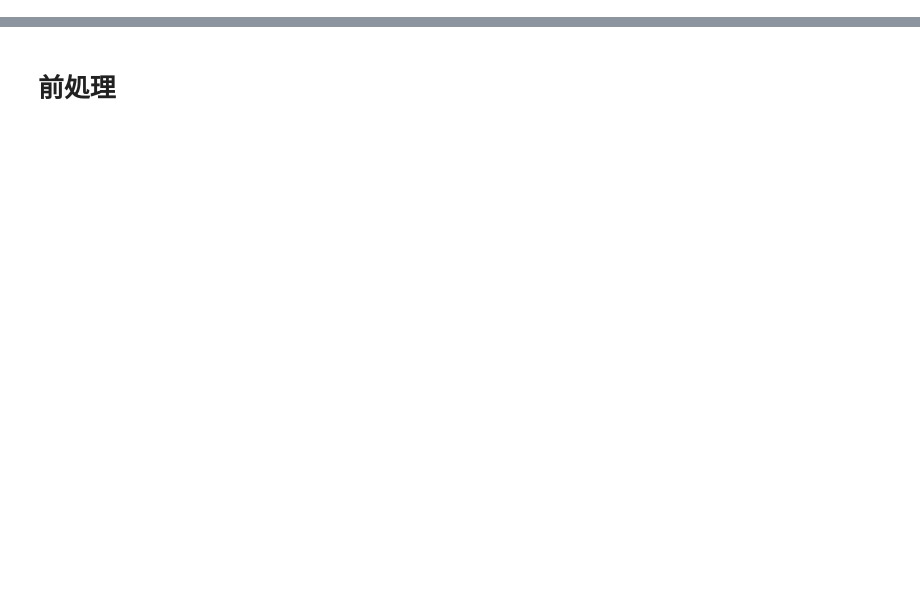
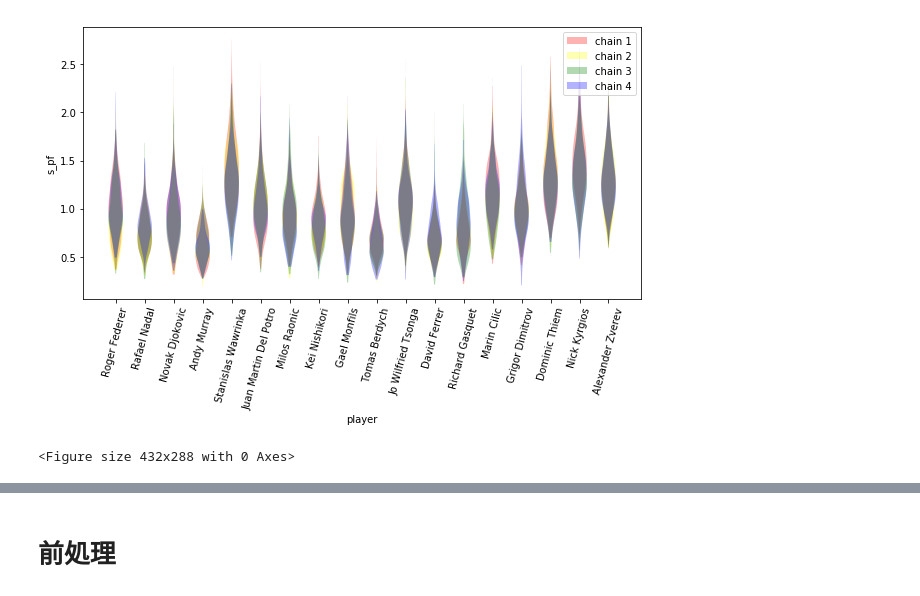
Before and after one commit to Gin04gh/datascience, a Jupyter notebook: bayes_tennis/notebook.ipynb, the cells around one changed output, grey strips where cells are left out. Saved outputs shown, nothing was run; the diff lists cells and outputs as text; code cells hidden in the pictures; blank space fills up the shorter version.

```diff
--- a/bayes_tennis/notebook.ipynb
+++ b/bayes_tennis/notebook.ipynb
@@ -18,0 +39,7 @@ def generate_cmap(colors):
+# %%
+# target player
+arr_target_player = np.array([
+    'Roger Federer', 'Rafael Nadal', 'Novak Djokovic', 'Andy Murray', 'Stanislas Wawrinka', 'Juan Martin Del Potro',
+    'Milos Raonic', 'Kei Nishikori', 'Gael Monfils', 'Tomas Berdych', 'Jo Wilfried Tsonga', 'David Ferrer',
+    'Richard Gasquet', 'Marin Cilic', 'Grigor Dimitrov', 'Dominic Thiem', 'Nick Kyrgios', 'Alexander Zverev'
+])
@@ -18,0 +125,25 @@ def generate_cmap(colors):
+# %%
+# violinplot strength s_pf chains
+
+plt.figure(figsize=(10,5))
+
+for i, player in enumerate(arr_target_player):
+    for j in range(4):
+
+        g = plt.violinplot(la['s_pf'][j*500:(j+1)*500, i], positions=[i], showmeans=False, showextrema=False, showmedians=False)
+
+        for pc in g['bodies']:
+            pc.set_facecolor(colors[j])
+
+plt.legend(['chain 1', 'chain 2', 'chain 3', 'chain 4'])
+
+plt.xticks(list(range(len(arr_target_player))), arr_target_player)
+plt.xticks(rotation=75)
+
+plt.xlabel('player')
+plt.ylabel('s_pf')
+plt.show()
+plt.savefig('./graphs/strength_s_pf_chains.png', bbox_inches='tight')
+# %% [output]
+[figure, added]
+<Figure size 432x288 with 0 Axes>
```
Also changed, not shown: parts of 54 cells of this notebook.
